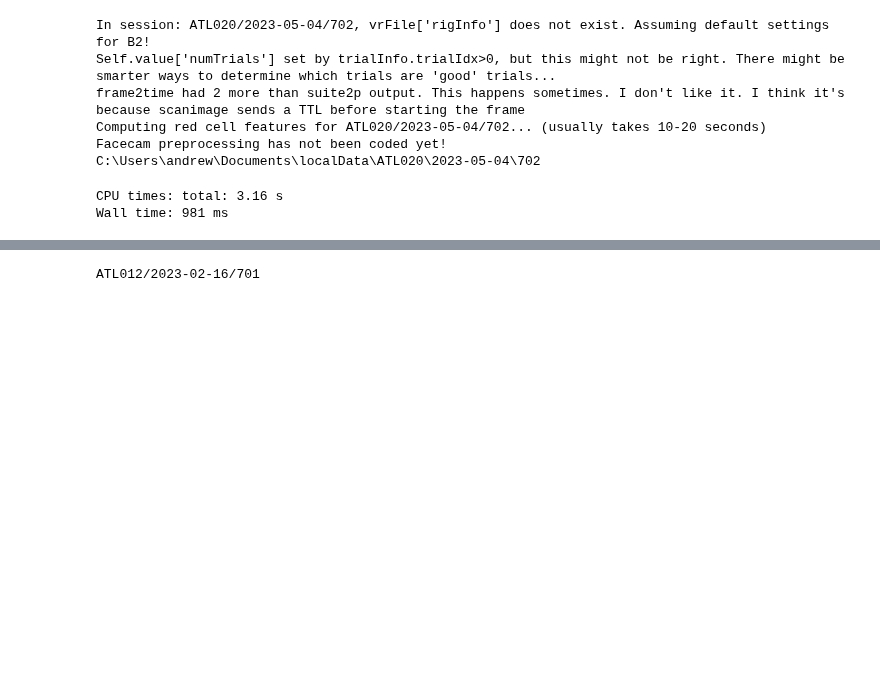
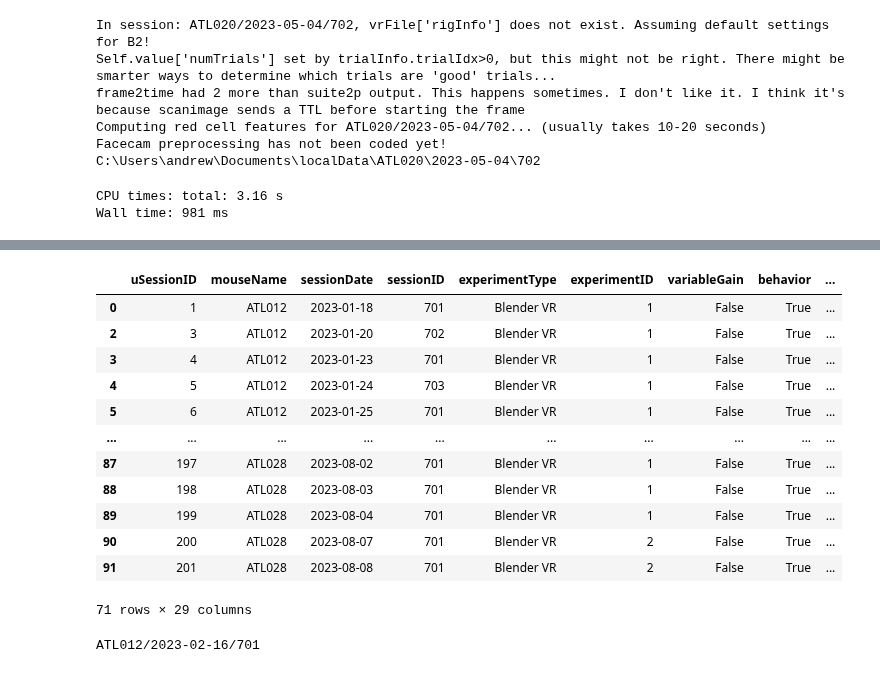
Before and after one commit to landoskape/vrAnalysis, a Jupyter notebook: testingPipelineFunctions.ipynb, the cells around one changed output, grey strips where cells are left out. Drawn from its saved outputs; the diff is of its cells as text; code cells hidden in the pictures; blank space fills up the shorter version.

```diff
--- a/testingPipelineFunctions.ipynb
+++ b/testingPipelineFunctions.ipynb
@@ -121,3 +180,37 @@ Wall time: 981 ms
+# %%
+ignoreScratched = True
+kwConditions={'experimentID':(0,'>')}
+
+fieldNames, tableData = vrdb.tableData()
+df = pd.DataFrame.from_records(tableData, columns=fieldNames)
+
+if ignoreScratched: df = df[df['sessionQC']]
+
+
+if kwConditions:
+    for key, val in kwConditions.items():
+        assert key in fieldNames, f"{key} is not a column name in {self.tableName}"
+        if not isinstance(val, tuple):
+            kwConditions[key] = (val, '==')
+    # for
+    query = " & ".join([f"`{key}`{val[1]}{val[0]!r}" for key, val in kwConditions.items()])
+    df = df.query(query)
+
+df
+# %% [output]
+|  | uSessionID | mouseName | sessionDate | sessionID | experimentType | experimentID | variableGain | behavior | ... |
+| 0 | 1 | ATL012 | 2023-01-18 | 701 | Blender VR | 1 | False | True | ... |
+| 2 | 3 | ATL012 | 2023-01-20 | 702 | Blender VR | 1 | False | True | ... |
+| 3 | 4 | ATL012 | 2023-01-23 | 701 | Blender VR | 1 | False | True | ... |
+| 4 | 5 | ATL012 | 2023-01-24 | 703 | Blender VR | 1 | False | True | ... |
+| 5 | 6 | ATL012 | 2023-01-25 | 701 | Blender VR | 1 | False | True | ... |
+| ... | ... | ... | ... | ... | ... | ... | ... | ... | ... |
+| 87 | 197 | ATL028 | 2023-08-02 | 701 | Blender VR | 1 | False | True | ... |
+| 88 | 198 | ATL028 | 2023-08-03 | 701 | Blender VR | 1 | False | True | ... |
+| 89 | 199 | ATL028 | 2023-08-04 | 701 | Blender VR | 1 | False | True | ... |
+| 90 | 200 | ATL028 | 2023-08-07 | 701 | Blender VR | 2 | False | True | ... |
+| 91 | 201 | ATL028 | 2023-08-08 | 701 | Blender VR | 2 | False | True | ... |
+71 rows × 29 columns
 # %%
 # I need an analysis program for observing the place cell reliability and fraction across sessions
 # -- let's start with a plot of number of trials per session and number of sessions per mouse --
```
Also changed, not shown: parts of 4 cells of this notebook, 2 other files.
